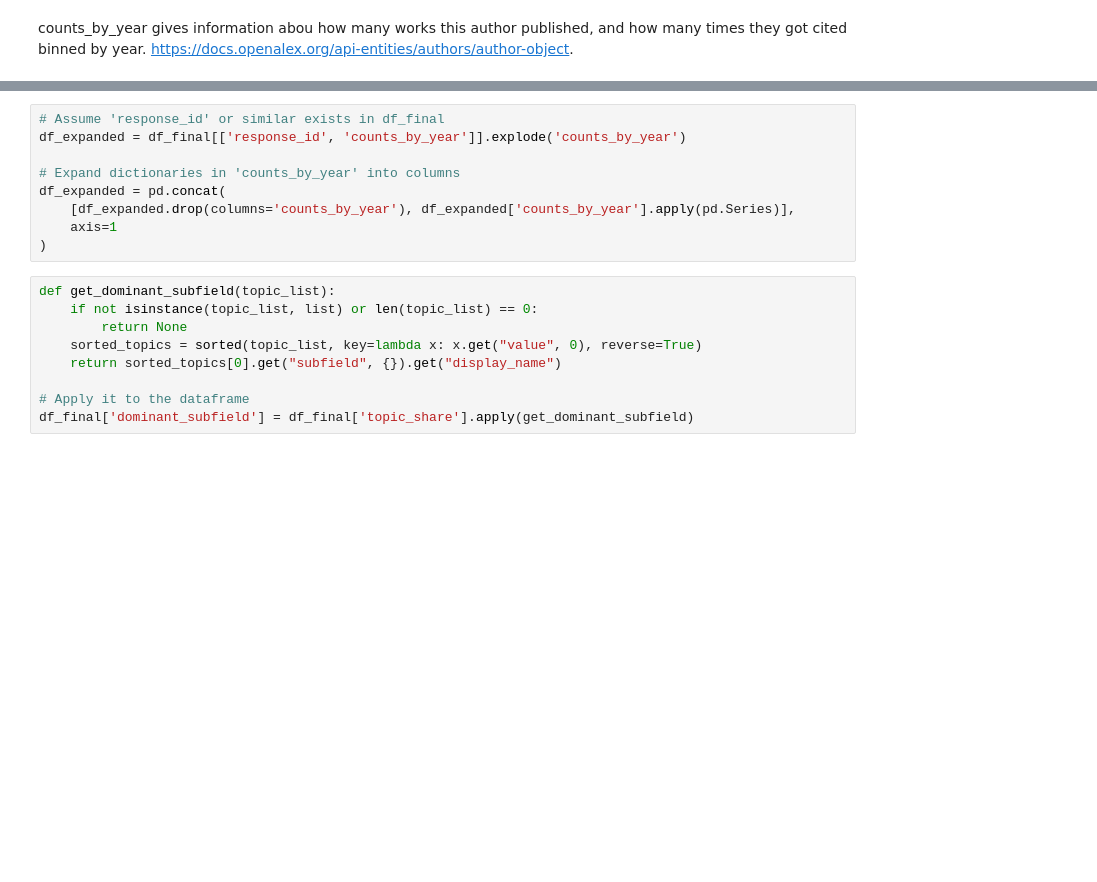
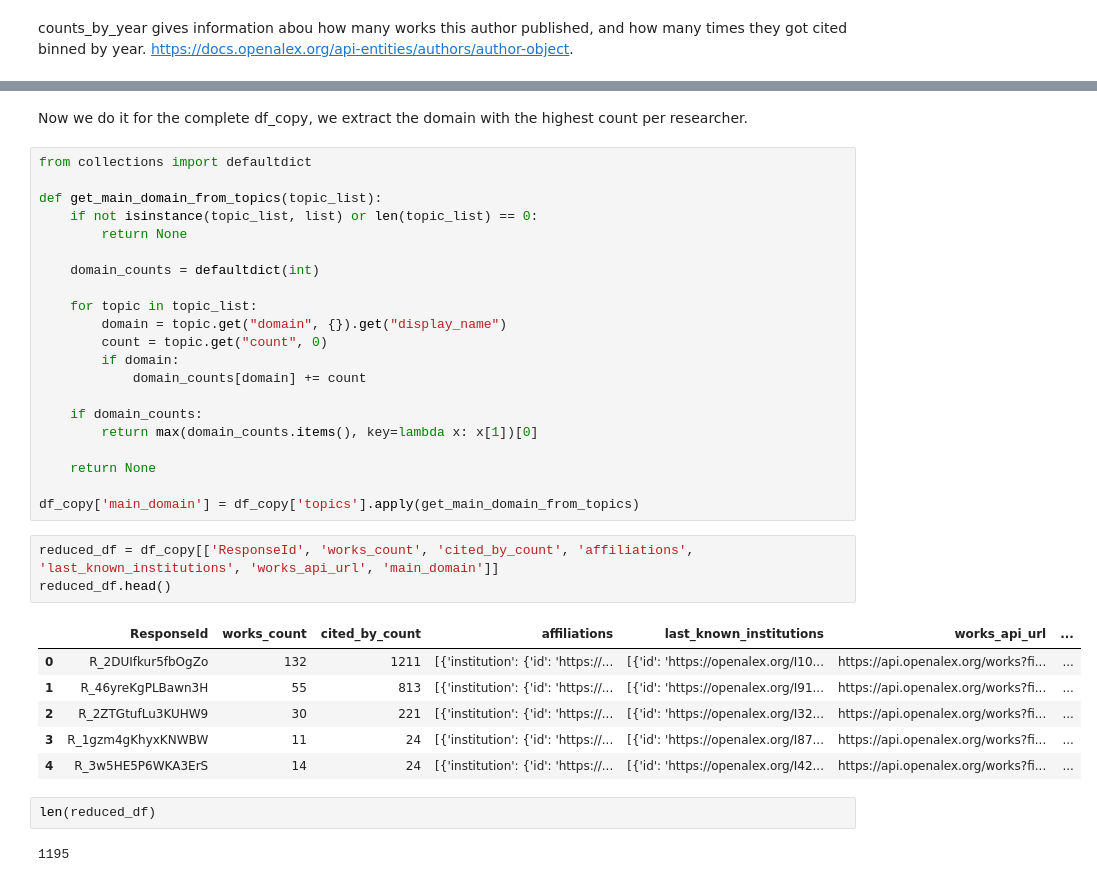
Before and after one commit to Ppandda/parenthood, a Jupyter notebook: parenthood_europe/notebooks/getting_temporal_data.ipynb, the cells around one changed output, grey strips where cells are left out. Drawn from its saved outputs; the diff is of its cells as text; blank space fills up the shorter version.

```diff
--- a/parenthood_europe/notebooks/getting_temporal_data.ipynb
+++ b/parenthood_europe/notebooks/getting_temporal_data.ipynb
@@ -535,18 +640,37 @@ print(json.dumps(first_entry, indent=2))
+# %% [markdown]
+Now we do it for the complete df_copy, we extract the domain with the highest count per researcher.
 # %%
-# Assume 'response_id' or similar exists in df_final
-df_expanded = df_final[['response_id', 'counts_by_year']].explode('counts_by_year')
+from collections import defaultdict
 
-# Expand dictionaries in 'counts_by_year' into columns
-df_expanded = pd.concat(
-    [df_expanded.drop(columns='counts_by_year'), df_expanded['counts_by_year'].apply(pd.Series)],
-    axis=1
-)
+def get_main_domain_from_topics(topic_list):
+    if not isinstance(topic_list, list) or len(topic_list) == 0:
+        return None
+
+    domain_counts = defaultdict(int)
+
+    for topic in topic_list:
+        domain = topic.get("domain", {}).get("display_name")
+        count = topic.get("count", 0)
+        if domain:
+            domain_counts[domain] += count
+
+    if domain_counts:
+        return max(domain_counts.items(), key=lambda x: x[1])[0]
+
+    return None
+
+df_copy['main_domain'] = df_copy['topics'].apply(get_main_domain_from_topics)
-# %%
-def get_dominant_subfield(topic_list):
-    if not isinstance(topic_list, list) or len(topic_list) == 0:
-        return None
-    sorted_topics = sorted(topic_list, key=lambda x: x.get("value", 0), reverse=True)
-    return sorted_topics[0].get("subfield", {}).get("display_name")
-
-# Apply it to the dataframe
-df_final['dominant_subfield'] = df_final['topic_share'].apply(get_dominant_subfield)
+# %%
+reduced_df = df_copy[['ResponseId', 'works_count', 'cited_by_count', 'affiliations', 'last_known_institutions', 'works_api_url', 'main_domain']]
+reduced_df.head()
+# %% [output]
+|  | ResponseId | works_count | cited_by_count | affiliations | last_known_institutions | works_api_url | ... |
+| 0 | R_2DUIfkur5fbOgZo | 132 | 1211 | [{'institution': {'id': 'https://... | [{'id': 'https://openalex.org/I10... | https://api.openalex.org/works?fi... | ... |
+| 1 | R_46yreKgPLBawn3H | 55 | 813 | [{'institution': {'id': 'https://... | [{'id': 'https://openalex.org/I91... | https://api.openalex.org/works?fi... | ... |
+| 2 | R_2ZTGtufLu3KUHW9 | 30 | 221 | [{'institution': {'id': 'https://... | [{'id': 'https://openalex.org/I32... | https://api.openalex.org/works?fi... | ... |
+| 3 | R_1gzm4gKhyxKNWBW | 11 | 24 | [{'institution': {'id': 'https://... | [{'id': 'https://openalex.org/I87... | https://api.openalex.org/works?fi... | ... |
+| 4 | R_3w5HE5P6WKA3ErS | 14 | 24 | [{'institution': {'id': 'https://... | [{'id': 'https://openalex.org/I42... | https://api.openalex.org/works?fi... | ... |
+# %%
+len(reduced_df)
+# %% [output]
+1195
```
Also changed, not shown: parts of 26 cells of this notebook.
